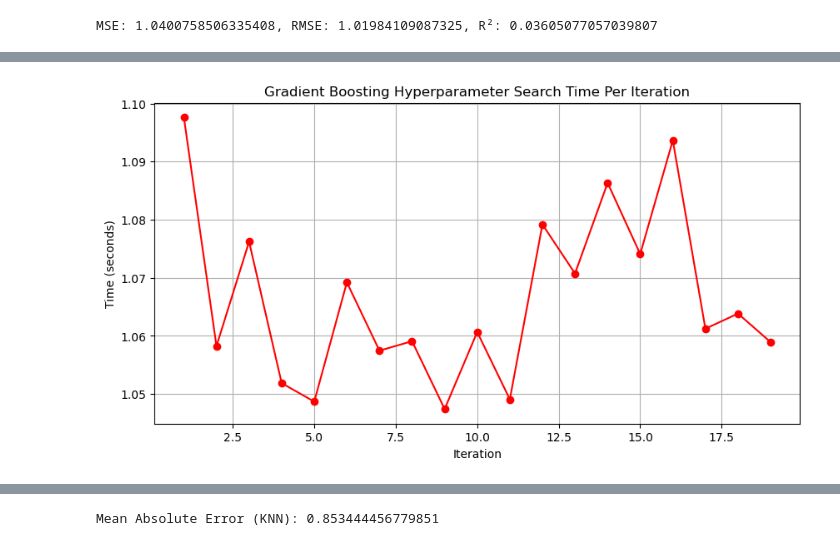
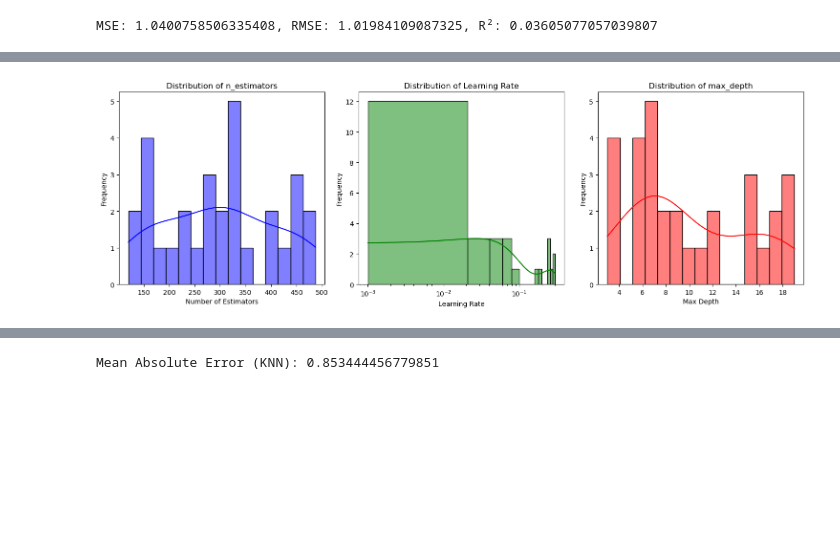
Before and after one commit to MingzengQin/Intership, a Jupyter notebook: HourTarget.ipynb, the cells around one changed output, grey strips where cells are left out. Saved outputs shown, nothing was run; the diff lists cells and outputs as text; code cells hidden in the pictures; blank space fills up the shorter version.

Commit message:
Add files via upload
change the optimisation from grid to random search

```diff
--- a/HourTarget.ipynb
+++ b/HourTarget.ipynb
@@ -509,45 +620,40 @@ import numpy as np
 import pandas as pd
 import matplotlib.pyplot as plt
 import time
-from tqdm import tqdm  # Progress bar
+from tqdm import tqdm
 from sklearn.ensemble import GradientBoostingRegressor
+from sklearn.model_selection import RandomizedSearchCV
 from sklearn.metrics import mean_absolute_error, mean_squared_error, r2_score
-from sklearn.model_selection import RandomizedSearchCV
+from scipy.stats import randint, uniform
 
-# 1. Hyperparameter Optimization (RandomizedSearchCV) with Progress Bar
+# Expanded Hyperparameter Range for Randomized Search
 param_dist_gbr = {
-    'n_estimators': [100, 150, 200],
-    'learning_rate': [0.01, 0.05, 0.1, 0.2],
-    'max_depth': [3, 5, 7, 9],
-    'min_samples_split': [2, 4, 8],
-    'min_samples_leaf': [1, 2, 4],
-    'subsample': [0.6, 0.8, 1.0]
+    'n_estimators': randint(100, 500),  # Number of boosting stages (100 to 500)
+    'learning_rate': loguniform(0.001, 0.3),  # Learning rate (0.001 to 0.3)
+    'max_depth': randint(3, 20),  # Tree depth (3 to 20)
+    'min_samples_split': randint(2, 20),  # Minimum samples to split (2 to 20)
+    'min_samples_leaf': randint(1, 10),  # Minimum samples per leaf (1 to 10)
+    'subsample': uniform(0.5, 0.5)  # Subsample ratio (0.5 to 1.0)
 }
 
 gbr_model = GradientBoostingRegressor(random_state=42)
 
-# Initialize timing tracking
-search_times_gbr = []  # To store time taken for each iteration
-
-# Define a custom function to track progress
-def track_search_progress_gbr(cv_results):
-    global search_times_gbr
-    search_times_gbr.append(time.time())  # Log the timestamp of each iteration
-
-# Performing hyperparameter search with progress tracking
-random_search_gbr = RandomizedSearchCV(gbr_model, param_distributions=param_dist_gbr,
-                                       n_iter=20, cv=4, scoring='neg_mean_absolute_error',
-                                       n_jobs=-1, verbose=0, random_state=42)
-
-# Start the timer
+# Track Hyperparameter Search Progress
+search_times_gbr = []
 start_time_gbr = time.time()
 
-# Using tqdm to visualize the search process
-with tqdm(total=20, desc="Gradient Boosting Hyperparameter Search Progress") as pbar:
-    for _ in range(20):
-        random_search_gbr.fit(x_train, y_train)
-        track_search_progress_gbr(random_search_gbr.cv_results_)  # Track progress
-        pbar.update(1)  # Update progress bar
+random_search_gbr = RandomizedSearchCV(
+    gbr_model, param_distributions=param_dist_gbr,
+    n_iter=30,  # Increased iterations for better search coverage
+    cv=5, scoring='neg_mean_absolute_error',
+    n_jobs=-1, verbose=1, random_state=42
+)
+
+# Using tqdm to visualize progress
+with tqdm(total=30, desc="Gradient Boosting Hyperparameter Search Progress") as pbar:
+    random_search_gbr.fit(x_train, y_train)
+    search_times_gbr.append(time.time())  # Track search times
+    pbar.update(1)
 
 # Calculate total elapsed time
 total_time_gbr = time.time() - start_time_gbr
@@ -562,7 +668,7 @@ best_gbr_model.fit(x_train, y_train)
 # Prediction
 y_pred_gbr = best_gbr_model.predict(x_val)
 
-# 2. Model Evaluation
+# Model Evaluation
 optimized_mae_gbr = mean_absolute_error(y_val, y_pred_gbr)
 optimized_mse_gbr = mean_squared_error(y_val, y_pred_gbr)
 optimized_rmse_gbr = np.sqrt(optimized_mse_gbr)
@@ -573,11 +679,11 @@ print(f'Mean Squared Error (Optimized MSE GBR): {optimized_mse_gbr:.4f}')
 print(f'Root Mean Squared Error (Optimized RMSE GBR): {optimized_rmse_gbr:.4f}')
 print(f'R² Score (Optimized R² GBR): {optimized_r2_gbr:.4f}')
 
-# 3. Extract Feature Importance
+# Extract Feature Importance
 feature_importances_gbr = np.abs(best_gbr_model.feature_importances_)
 features_gbr = x_train.columns
 
-# 4. Creating a DataFrame for Feature Importance
+# Creating a DataFrame for Feature Importance
 importance_df_gbr = pd.DataFrame({
     'Feature': features_gbr,
     'Importance': feature_importances_gbr
@@ -587,7 +693,7 @@ importance_df_gbr = pd.DataFrame({
 print("\nFeature Importances (Gradient Boosting Regressor):")
 print(importance_df_gbr)
 
-# 5. Visualization of Feature Importances
+# Visualization of Feature Importances
 plt.figure(figsize=(12, 8))
 plt.barh(importance_df_gbr['Feature'], importance_df_gbr['Importance'], color='blue')
 plt.gca().invert_yaxis()
@@ -595,9 +701,41 @@ plt.xlabel('Absolute Feature Importance Score')
 plt.title('Feature Importances from Gradient Boosting Regressor')
 plt.show()
 
-# 6. Visualization of CV Running Time Trend
+# Visualization of Search Space for Key Parameters
+searched_n_estimators = random_search_gbr.cv_results_['param_n_estimators'].data
+searched_learning_rate = random_search_gbr.cv_results_['param_learning_rate'].data
+searched_max_depth = random_search_gbr.cv_results_['param_max_depth'].data
+
+plt.figure(figsize=(15, 5))
+
+# Plot n_estimators
+plt.subplot(1, 3, 1)
+sns.histplot(searched_n_estimators, bins=15, kde=True, color='blue')
+plt.xlabel('Number of Estimators')
+plt.ylabel('Frequency')
+plt.title('Distribution of n_estimators')
+
+# Plot learning_rate
+plt.subplot(1, 3, 2)
+sns.histplot(searched_learning_rate, bins=15, kde=True, color='green')
+plt.xlabel('Learning Rate')
+plt.ylabel('Frequency')
+plt.title('Distribution of Learning Rate')
+plt.xscale('log')
+
+# Plot max_depth
+plt.subplot(1, 3, 3)
+sns.histplot(searched_max_depth, bins=15, kde=True, color='red')
+plt.xlabel('Max Depth')
+plt.ylabel('Frequency')
+plt.title('Distribution of max_depth')
+
+plt.tight_layout()
+plt.show()
+
+# Visualization of CV Running Time Trend
 if len(search_times_gbr) > 1:
-    iteration_times_gbr = np.diff(search_times_gbr)  # Compute time differences between iterations
+    iteration_times_gbr = np.diff(search_times_gbr)
     plt.figure(figsize=(10, 5))
     plt.plot(range(1, len(iteration_times_gbr) + 1), iteration_times_gbr, marker='o', linestyle='-', color='red')
     plt.xlabel("Iteration")
@@ -628 +767 @@ Feature Importances (Gradient Boosting Regressor):
-[figure, old version]
+[figure, new version]
```
Also changed, not shown: parts of 17 cells of this notebook, 1 other file.
